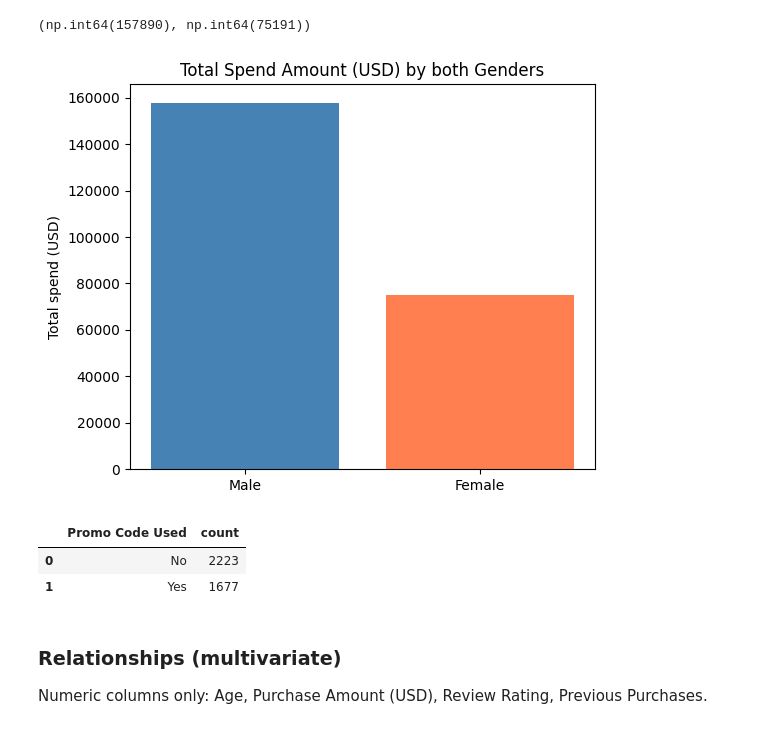
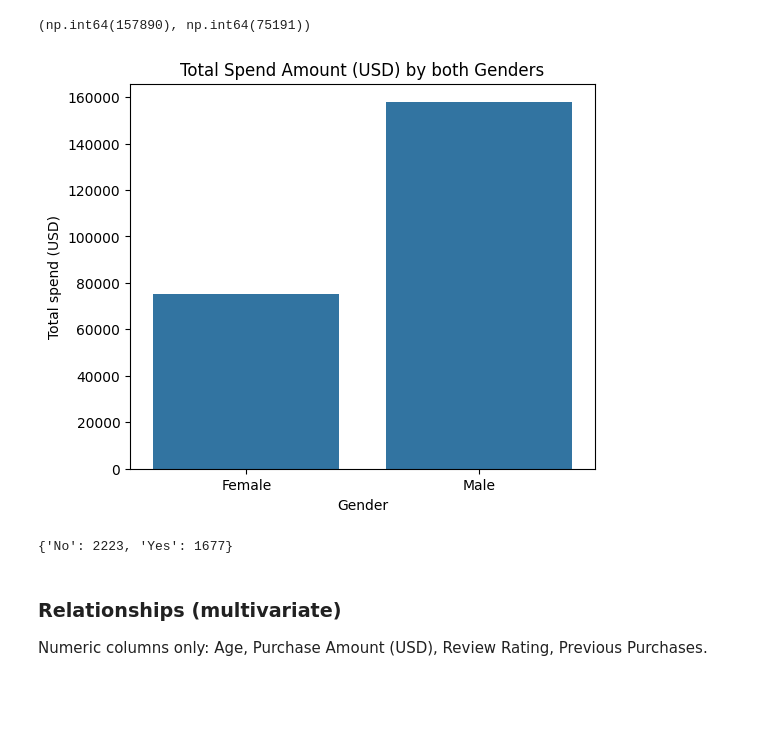
Before and after one commit to 24692251-DoThanhTien-Cystone/w5, a Jupyter notebook: practice/w4/w4_2.ipynb, the cells around one changed output. Cells and saved outputs as stored; diff of their text form; code cells hidden in the pictures; blank space fills up the shorter version.

```diff
--- a/practice/w4/w4_2.ipynb
+++ b/practice/w4/w4_2.ipynb
@@ -18,7 +18,7 @@ import matplotlib.pyplot as plt
 import seaborn as sns
 # %%
 # TODO: load shopping_trends.csv with pd.read_csv(), then show the first 5 rows
-df = pd.read_csv('shopping_trends.csv')
+df = pd.read_csv('shopping_trends (1).csv')
 df.head(5)
 # %% [output]
 |  | Customer ID | Age | Gender | Item Purchased | Category | Purchase Amount (USD) | Location | Size | ... |
@@ -540,21 +555,20 @@ m_tpa, f_tpa
 (np.int64(157890), np.int64(75191))
 # %%
 # TODO: plot total spend by gender with sns.barplot()
-gender_spend = pd.DataFrame({
-    'Gender': ['Male', 'Female'],
-    'Total Spend (USD)': [m_tpa, f_tpa]
-})
-plt.figure(figsize=(6, 5))
-plt.bar(
-    gender_spend['Gender'],
-    gender_spend['Total Spend (USD)'],
-    color=['steelblue', 'coral']
+gender_spend = df.groupby('Gender')['Purchase Amount (USD)'].sum().reset_index()
+
+plt.figure(figsize=(6,5))
+sns.barplot(
+    data=gender_spend,
+    x='Gender',
+    y='Purchase Amount (USD)'
 )
-plt.title("Total Spend Amount (USD) by both Genders")
+
+plt.title('Total Spend Amount (USD) by both Genders')
 plt.ylabel('Total spend (USD)')
 plt.show()
 # %% [output]
-[figure, old version]
+[figure, new version]
 # %%
 # TODO: filter female_df by Category: Clothing, Accessories, Footwear, Outerwear
 cc_f = female_df[female_df['Category'] == 'Clothing']
@@ -569,12 +583,10 @@ cf_m = male_df[male_df['Category'] == 'Footwear']
 co_m = male_df[male_df['Category'] == 'Outerwear']
 # %%
 # TODO: create pcu dict from Promo Code Used value_counts()
-pcu = df['Promo Code Used'].value_counts().rename_axis('Promo Code Used').reset_index(name='count')
+pcu = df['Promo Code Used'].value_counts().to_dict()
 pcu
 # %% [output]
-|  | Promo Code Used | count |
-| 0 | No | 2223 |
-| 1 | Yes | 1677 |
+{'No': 2223, 'Yes': 1677}
 # %% [markdown]
 ### **Relationships (multivariate)**
 
```
Also changed, not shown: parts of 9 cells of this notebook.
